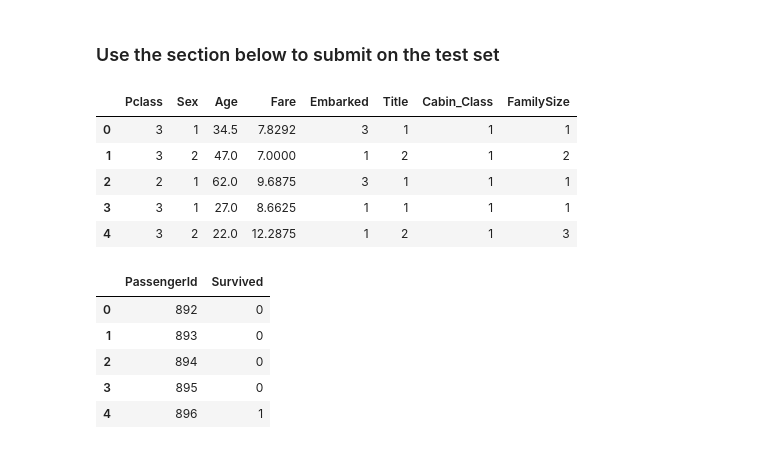
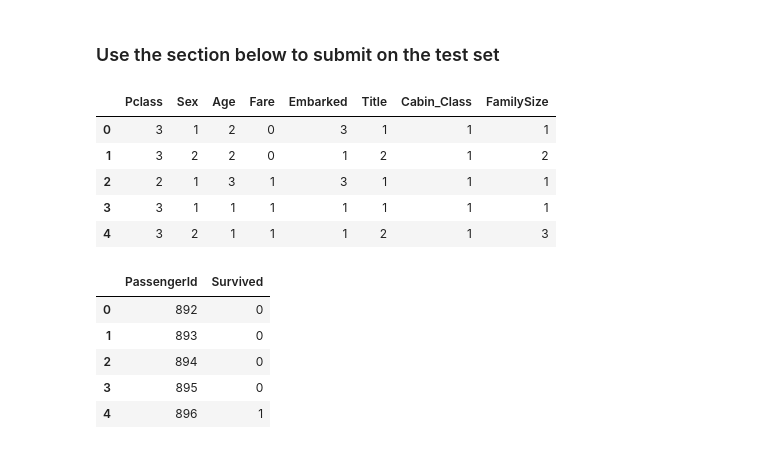
Before and after one commit to kashyapbarua/titanic-model, a Jupyter notebook: titanic-feature-engg.ipynb, the cells around one changed output. Cells and saved outputs as stored; diff of their text form; code cells hidden in the pictures.

```diff
--- a/titanic-feature-engg.ipynb
+++ b/titanic-feature-engg.ipynb
@@ -176,3 +156,9 @@ df_subset = df_subset.drop(['Ticket', 'Cabin'], axis = 1)
 # %%
 median_age = df_subset["Age"].median()
 df_subset["Age"].fillna(median_age, inplace=True)
+# %%
+df_subset.Age[df_subset.Age <= 12] = 0
+df_subset.Age[(df_subset.Age > 12) & (df_subset.Age <= 30)] = 1
+df_subset.Age[(df_subset.Age > 30) & (df_subset.Age <= 50)] = 2
+df_subset.Age[(df_subset.Age > 50) & (df_subset.Age <= 65)] = 3
+df_subset.Age[df_subset.Age > 65] = 4
@@ -179,3 +186,5 @@ df_subset["Age"].fillna(median_age, inplace=True)
+# %%
+df_subset['Age'] = df_subset['Age'].astype(int)
 # %%
 for dataset in df_subset:
     df_subset['FamilySize'] = df_subset['SibSp'] + df_subset['Parch'] + 1
@@ -183,0 +207,8 @@ df_subset = df_subset.drop(['SibSp', 'Parch'], axis = 1)
+# %%
+df_subset.Fare[df_subset.Fare <= 7.91] = 0
+df_subset.Fare[(df_subset.Fare > 7.91) & (df_subset.Fare <= 14.454)] = 1
+df_subset.Fare[(df_subset.Fare > 14.454) & (df_subset.Fare <= 31)] = 2
+df_subset.Fare[df_subset.Fare > 31] = 3
+df_subset['Fare'] = df_subset['Fare'].astype(int)
+
+df_subset.head()
@@ -375,13 +382,13 @@ weighted avg       0.76      0.60      0.45       295
 # %%
 test_feature = test_set[['Pclass', 'Sex', 'Age', 'Fare', 'Embarked', 'Title',
                          'Cabin_Class', 'FamilySize']]
-test_id = test_subset['PassengerId']
+test_id = test_set['PassengerId']
 test_feature.head()
 # %% [output]
 |  | Pclass | Sex | Age | Fare | Embarked | Title | Cabin_Class | FamilySize |
-| 0 | 3 | 1 | 34.5 | 7.8292 | 3 | 1 | 1 | 1 |
-| 1 | 3 | 2 | 47.0 | 7.0000 | 1 | 2 | 1 | 2 |
-| 2 | 2 | 1 | 62.0 | 9.6875 | 3 | 1 | 1 | 1 |
-| 3 | 3 | 1 | 27.0 | 8.6625 | 1 | 1 | 1 | 1 |
-| 4 | 3 | 2 | 22.0 | 12.2875 | 1 | 2 | 1 | 3 |
+| 0 | 3 | 1 | 2 | 0 | 3 | 1 | 1 | 1 |
+| 1 | 3 | 2 | 2 | 0 | 1 | 2 | 1 | 2 |
+| 2 | 2 | 1 | 3 | 1 | 3 | 1 | 1 | 1 |
+| 3 | 3 | 1 | 1 | 1 | 1 | 1 | 1 | 1 |
+| 4 | 3 | 2 | 1 | 1 | 1 | 2 | 1 | 3 |
 # %%
```
Also changed, not shown: parts of 27 cells of this notebook.
